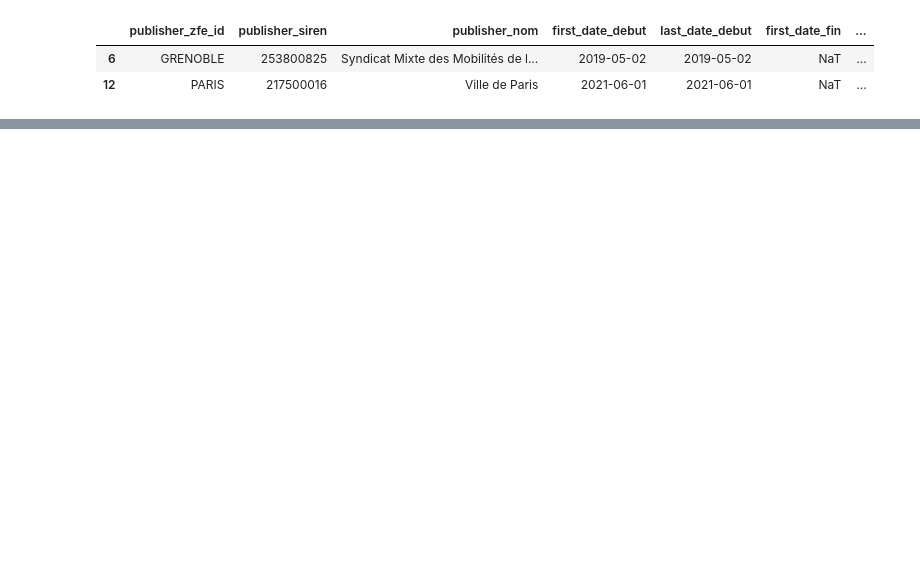
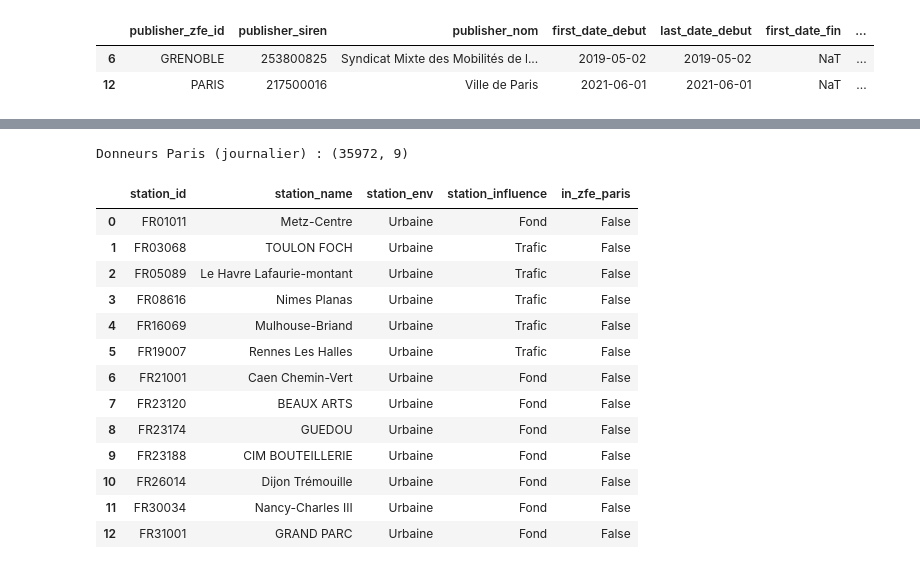
Before and after one commit to pasilvente/project_python_for_data_science_at_ENSAE_ZFE_ML_SCM, a Jupyter notebook: rapport_zfe.ipynb, the cells around one changed output, grey strips where cells are left out. Saved outputs shown, nothing was run; the diff lists cells and outputs as text; code cells hidden in the pictures; blank space fills up the shorter version.

```diff
--- a/rapport_zfe.ipynb
+++ b/rapport_zfe.ipynb
@@ -288,0 +371,36 @@ Stations Paris et appartenance à la ZFE :
+# %%
+
+PARIS_DONORS_RAW = (
+    "Export Max. journalier moy. hor. - 20251226130804 - 2017-08-17 00_00 - 2025-04-12 00_00.csv"
+)
+
+donors_paris_daily, donors_paris_meta = build_no2_with_zfe_flag(
+    data_dir=DATA_DIR,
+    raw_csv_name=PARIS_DONORS_RAW,
+    zfe_id="PARIS",
+    out_daily_name="no2_donors_paris_daily_clean.csv",
+    in_zfe_col="in_zfe_paris",
+)
+
+print("Donneurs Paris (journalier) :", donors_paris_daily.shape)
+display(
+    donors_paris_meta[
+        ["station_id", "station_name", "station_env", "station_influence", "in_zfe_paris"]
+    ]
+)
+# %% [output]
+Donneurs Paris (journalier) : (35972, 9)
+|  | station_id | station_name | station_env | station_influence | in_zfe_paris |
+| 0 | FR01011 | Metz-Centre | Urbaine | Fond | False |
+| 1 | FR03068 | TOULON FOCH | Urbaine | Trafic | False |
+| 2 | FR05089 | Le Havre Lafaurie-montant | Urbaine | Trafic | False |
+| 3 | FR08616 | Nimes Planas | Urbaine | Trafic | False |
+| 4 | FR16069 | Mulhouse-Briand | Urbaine | Trafic | False |
+| 5 | FR19007 | Rennes Les Halles | Urbaine | Trafic | False |
+| 6 | FR21001 | Caen Chemin-Vert | Urbaine | Fond | False |
+| 7 | FR23120 | BEAUX ARTS | Urbaine | Fond | False |
+| 8 | FR23174 | GUEDOU | Urbaine | Fond | False |
+| 9 | FR23188 | CIM BOUTEILLERIE | Urbaine | Fond | False |
+| 10 | FR26014 | Dijon Trémouille | Urbaine | Fond | False |
+| 11 | FR30034 | Nancy-Charles III | Urbaine | Fond | False |
+| 12 | FR31001 | GRAND PARC | Urbaine | Fond | False |
```
Also changed, not shown: parts of 12 cells of this notebook, 4 other files.
